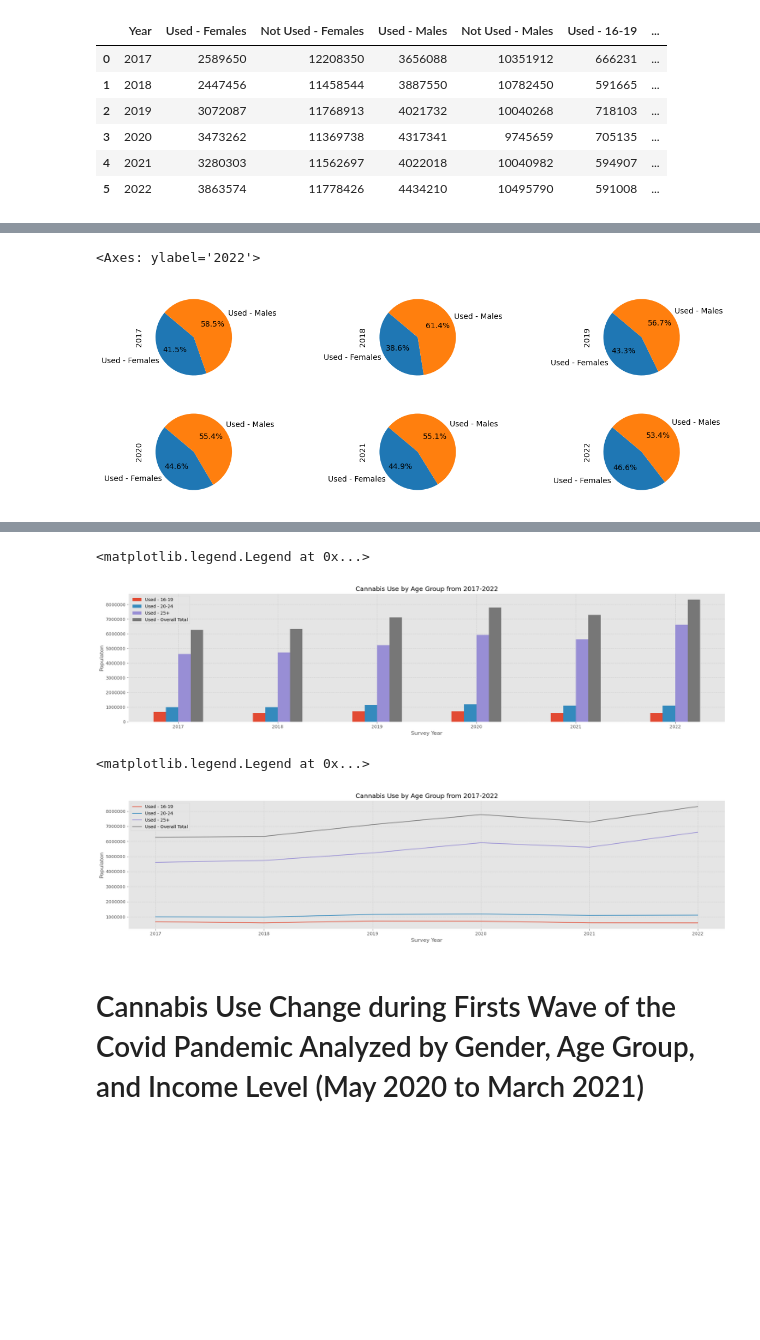
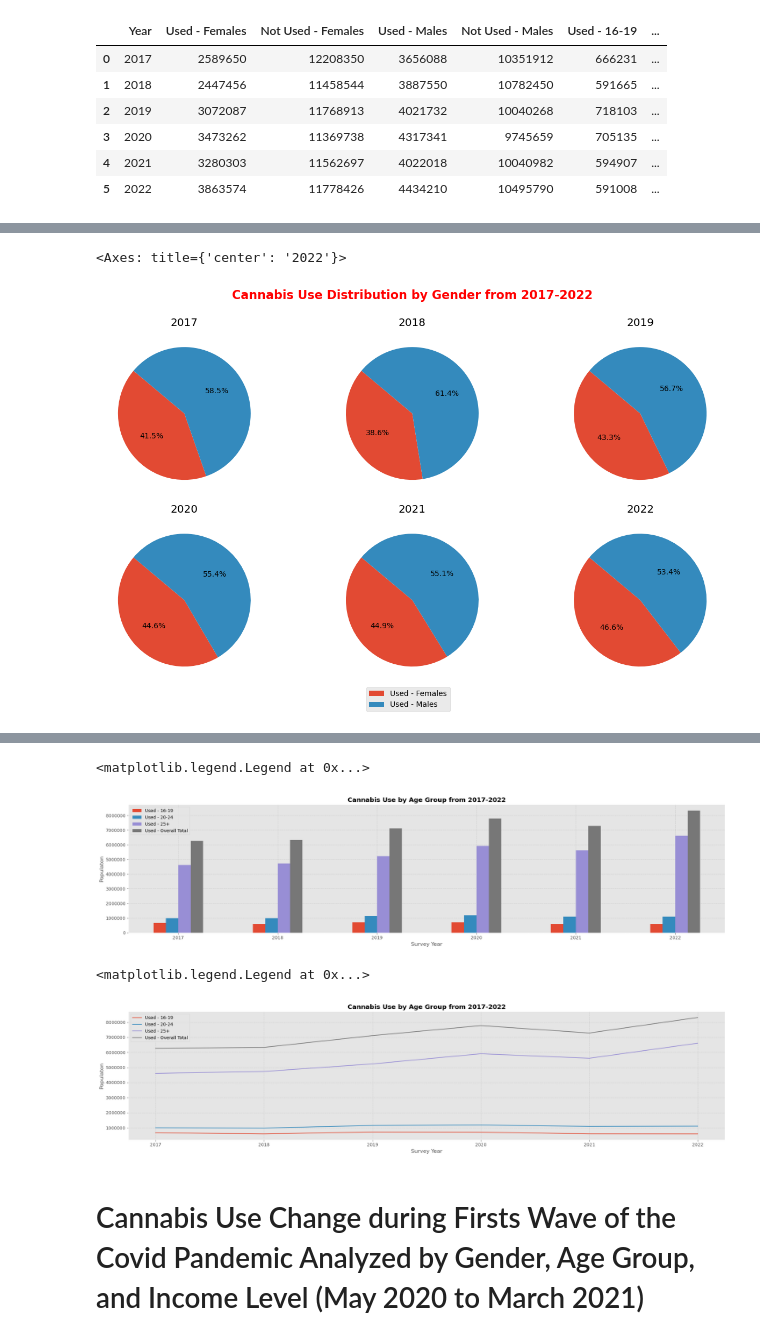
Before and after one commit to ajunjee-selvam/Project_1, a Jupyter notebook: cannabis_demographics_starter.ipynb, the cells around one changed output, grey strips where cells are left out. Saved outputs shown, nothing was run; the diff lists cells and outputs as text; code cells hidden in the pictures; blank space fills up the shorter version.

```diff
--- a/cannabis_demographics_starter.ipynb
+++ b/cannabis_demographics_starter.ipynb
@@ -66,23 +64,25 @@ plt.legend(loc="best")
 # %%
 fig, axes = plt.subplots(nrows=2, ncols=3)
-fig.set_size_inches(15,5)
+fig.set_size_inches(15,8)
+fig.suptitle('Cannabis Use Distribution by Gender from 2017-2022', fontsize=16, y = 1, color = "red", fontweight="bold")
 gender_pie_plot = reindexed_df[["Used - Females", "Used - Males"]]
 pie_2017_df = gender_pie_plot.iloc[0, :]
 pie_2018_df = gender_pie_plot.iloc[1, :]
 pie_2019_df = gender_pie_plot.iloc[2, :]
 pie_2020_df = gender_pie_plot.iloc[3, :]
 pie_2021_df = gender_pie_plot.iloc[4, :]
 pie_2022_df = gender_pie_plot.iloc[5, :]
 
-pie_2017_df.plot.pie(ax=axes[0,0], autopct="%1.1f%%", startangle=140)
-pie_2018_df.plot.pie(ax=axes[0,1], autopct="%1.1f%%", startangle=140)
-pie_2019_df.plot.pie(ax=axes[0,2], autopct="%1.1f%%", startangle=140)
-pie_2020_df.plot.pie(ax=axes[1,0], autopct="%1.1f%%", startangle=140)
-pie_2021_df.plot.pie(ax=axes[1,1], autopct="%1.1f%%", startangle=140)
-pie_2022_df.plot.pie(ax=axes[1,2], autopct="%1.1f%%", startangle=140)
+pie_2017_df.plot.pie(ax=axes[0,0], autopct="%1.1f%%", startangle=140,  ylabel = '', labeldistance=None, legend = False, title = "2017")
+pie_2018_df.plot.pie(ax=axes[0,1], autopct="%1.1f%%", startangle=140,   ylabel = '', labeldistance=None, legend = False, title = "2018")
+pie_2019_df.plot.pie(ax=axes[0,2], autopct="%1.1f%%", startangle=140,   ylabel = '', labeldistance=None, legend = False, title = "2019")
+pie_2020_df.plot.pie(ax=axes[1,0], autopct="%1.1f%%", startangle=140,  ylabel = '', labeldistance=None, legend = False, title = "2020")
+ax1 = pie_2021_df.plot.pie(ax=axes[1,1], autopct="%1.1f%%", startangle=140,  ylabel = '', labeldistance=None, legend = True, title = "2021")
+ax1.get_legend().set_bbox_to_anchor((0.75,0))
+pie_2022_df.plot.pie(ax=axes[1,2], autopct="%1.1f%%", startangle=140,   ylabel = '', labeldistance=None, legend = False, title = "2022")
 # %% [output]
-<Axes: ylabel='2022'>
+<Axes: title={'center': '2022'}>
-[figure, old version]
+[figure, new version]
 # %%
 gender_pie_plot = reindexed_df[["Used - Females", "Used - Males"]]
 
@@ -120,7 +120,7 @@ age_bar_plot = reindexed_df[["Used - 16-19","Used - 20-24", "Used - 25+", "Used
 
 plot = age_bar_plot.plot(kind="bar", figsize=(20,5), rot = 0)
 plt.grid(color = 'black', linestyle = '--', alpha=0.1)
-plt.title("Cannabis Use by Age Group from 2017-2022")
+plt.title("Cannabis Use by Age Group from 2017-2022", fontweight = "bold")
 plt.xlabel("Survey Year")
 plt.ylabel("Populaton")
 plt.gca().ticklabel_format(axis='y', style='sci', scilimits=(0, 10000))
@@ -128,13 +128,13 @@ plt.gca().ticklabel_format(axis='y', style='sci', scilimits=(0, 10000))
 plt.legend(loc="best")
 # %% [output]
 <matplotlib.legend.Legend at 0x...>
-[figure, old version]
+[figure, new version]
 # %%
 age_line_plot = reindexed_df[["Used - 16-19","Used - 20-24", "Used - 25+", "Used - Overall Total"]]
 
 plot = age_line_plot.plot(kind="line", figsize=(20,5), rot = 0)
 plt.grid(color = 'black', linestyle = '--', alpha=0.1)
-plt.title("Cannabis Use by Age Group from 2017-2022")
+plt.title("Cannabis Use by Age Group from 2017-2022", fontweight = "bold")
 plt.xlabel("Survey Year")
 plt.ylabel("Populaton")
 plt.gca().ticklabel_format(axis='y', style='sci', scilimits=(0, 10000))
@@ -142,7 +142,7 @@ plt.gca().ticklabel_format(axis='y', style='sci', scilimits=(0, 10000))
 plt.legend(loc="best")
 # %% [output]
 <matplotlib.legend.Legend at 0x...>
-[figure, old version]
+[figure, new version]
 # %% [markdown]
 # Cannabis Use Change during Firsts Wave of the Covid Pandemic Analyzed by Gender, Age Group, and Income Level (May 2020 to March 2021)
 # %%
```
Also changed, not shown: parts of 8 cells of this notebook, 1 other file.
